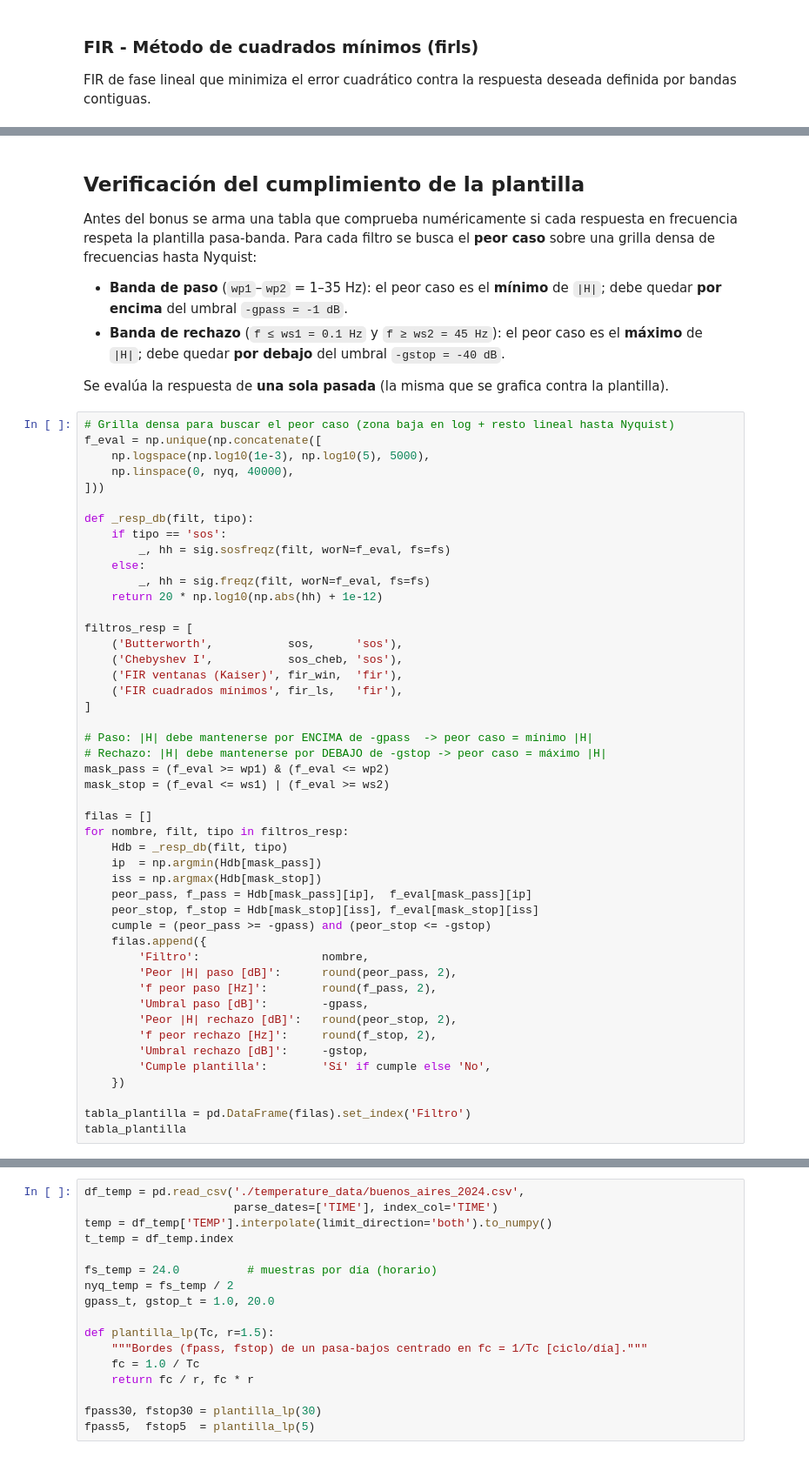
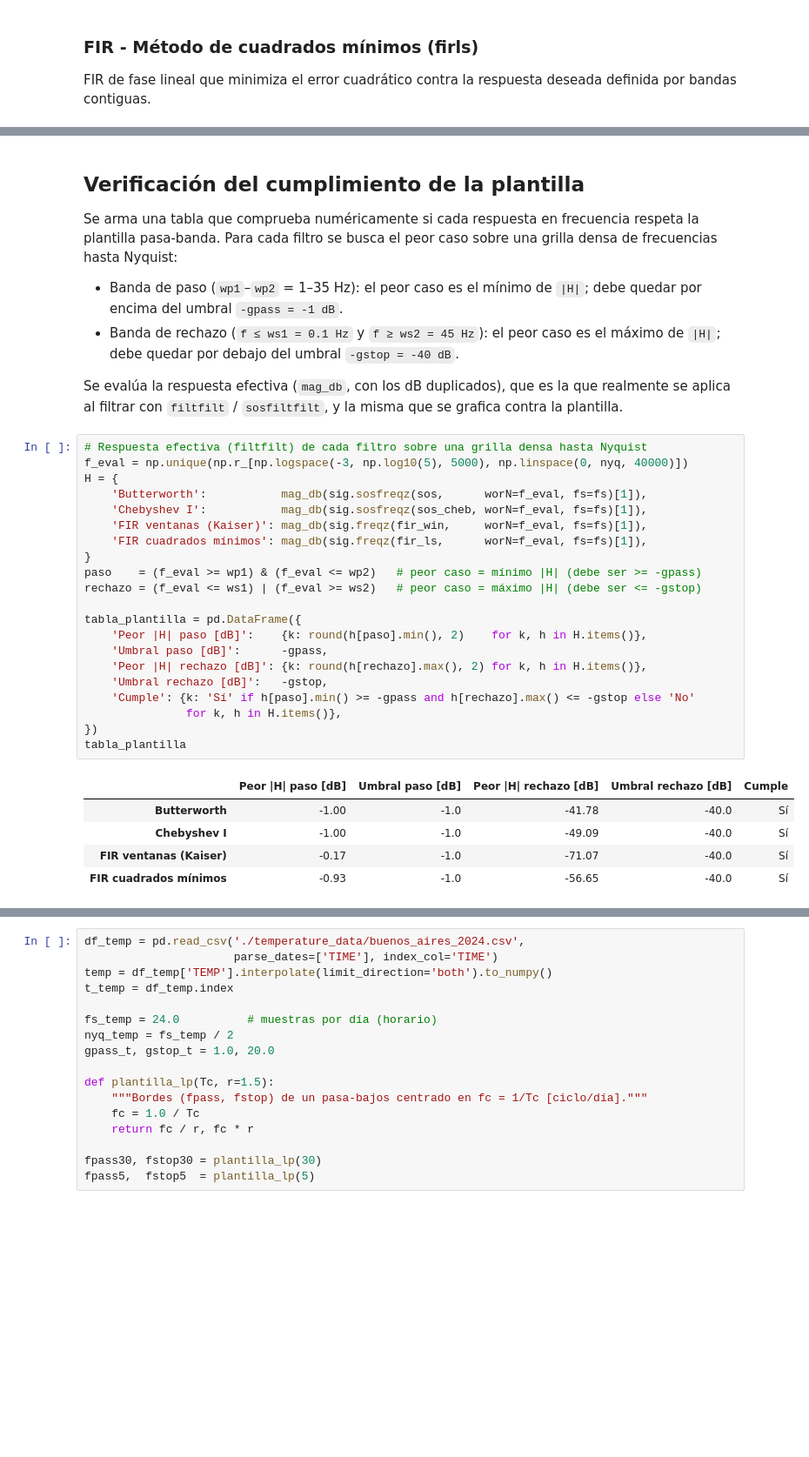
Before and after one commit to julian-zatloukal/Trabajo-Semanal-PDS, a Jupyter notebook: TS7/main.ipynb, the cells around one changed output, grey strips where cells are left out. Shown at 87% size. Saved outputs shown, nothing was run; the diff lists cells and outputs as text; blank space fills up the shorter version.

```diff
--- a/TS7/main.ipynb
+++ b/TS7/main.ipynb
@@ -365,56 +370,36 @@ for ii in regs_sin_ruido:
 # %% [markdown]
 ## Verificación del cumplimiento de la plantilla
 
-Antes del bonus se arma una tabla que comprueba numéricamente si cada respuesta en frecuencia respeta la plantilla pasa-banda. Para cada filtro se busca el **peor caso** sobre una grilla densa de frecuencias hasta Nyquist:
+Se arma una tabla que comprueba numéricamente si cada respuesta en frecuencia respeta la plantilla pasa-banda. Para cada filtro se busca el peor caso sobre una grilla densa de frecuencias hasta Nyquist:
 
-- **Banda de paso** (`wp1`–`wp2` = 1–35 Hz): el peor caso es el **mínimo** de `|H|`; debe quedar **por encima** del umbral `-gpass = -1 dB`.
-- **Banda de rechazo** (`f ≤ ws1 = 0.1 Hz` y `f ≥ ws2 = 45 Hz`): el peor caso es el **máximo** de `|H|`; debe quedar **por debajo** del umbral `-gstop = -40 dB`.
+- Banda de paso (`wp1`–`wp2` = 1–35 Hz): el peor caso es el mínimo de `|H|`; debe quedar por encima del umbral `-gpass = -1 dB`.
+- Banda de rechazo (`f ≤ ws1 = 0.1 Hz` y `f ≥ ws2 = 45 Hz`): el peor caso es el máximo de `|H|`; debe quedar por debajo del umbral `-gstop = -40 dB`.
 
-Se evalúa la respuesta de **una sola pasada** (la misma que se grafica contra la plantilla).
+Se evalúa la respuesta efectiva (`mag_db`, con los dB duplicados), que es la que realmente se aplica al filtrar con `filtfilt` / `sosfiltfilt`, y la misma que se grafica contra la plantilla.
 # %%
-# Grilla densa para buscar el peor caso (zona baja en log + resto lineal hasta Nyquist)
-f_eval = np.unique(np.concatenate([
-    np.logspace(np.log10(1e-3), np.log10(5), 5000),
-    np.linspace(0, nyq, 40000),
-]))
+# Respuesta efectiva (filtfilt) de cada filtro sobre una grilla densa hasta Nyquist
+f_eval = np.unique(np.r_[np.logspace(-3, np.log10(5), 5000), np.linspace(0, nyq, 40000)])
+H = {
+    'Butterworth':           mag_db(sig.sosfreqz(sos,      worN=f_eval, fs=fs)[1]),
+    'Chebyshev I':           mag_db(sig.sosfreqz(sos_cheb, worN=f_eval, fs=fs)[1]),
+    'FIR ventanas (Kaiser)': mag_db(sig.freqz(fir_win,     worN=f_eval, fs=fs)[1]),
+    'FIR cuadrados mínimos': mag_db(sig.freqz(fir_ls,      worN=f_eval, fs=fs)[1]),
+}
+paso    = (f_eval >= wp1) & (f_eval <= wp2)   # peor caso = mínimo |H| (debe ser >= -gpass)
+rechazo = (f_eval <= ws1) | (f_eval >= ws2)   # peor caso = máximo |H| (debe ser <= -gstop)
 
-def _resp_db(filt, tipo):
-    if tipo == 'sos':
-        _, hh = sig.sosfreqz(filt, worN=f_eval, fs=fs)
-    else:
-        _, hh = sig.freqz(filt, worN=f_eval, fs=fs)
-    return 20 * np.log10(np.abs(hh) + 1e-12)
-
-filtros_resp = [
-    ('Butterworth',           sos,      'sos'),
-    ('Chebyshev I',           sos_cheb, 'sos'),
-    ('FIR ventanas (Kaiser)', fir_win,  'fir'),
-    ('FIR cuadrados mínimos', fir_ls,   'fir'),
-]
-
-# Paso: |H| debe mantenerse por ENCIMA de -gpass  -> peor caso = mínimo |H|
-# Rechazo: |H| debe mantenerse por DEBAJO de -gstop -> peor caso = máximo |H|
-mask_pass = (f_eval >= wp1) & (f_eval <= wp2)
-mask_stop = (f_eval <= ws1) | (f_eval >= ws2)
-
-filas = []
-for nombre, filt, tipo in filtros_resp:
-    Hdb = _resp_db(filt, tipo)
-    ip  = np.argmin(Hdb[mask_pass])
-    iss = np.argmax(Hdb[mask_stop])
-    peor_pass, f_pass = Hdb[mask_pass][ip],  f_eval[mask_pass][ip]
-    peor_stop, f_stop = Hdb[mask_stop][iss], f_eval[mask_stop][iss]
-    cumple = (peor_pass >= -gpass) and (peor_stop <= -gstop)
-    filas.append({
-        'Filtro':                  nombre,
-        'Peor |H| paso [dB]':      round(peor_pass, 2),
-        'f peor paso [Hz]':        round(f_pass, 2),
-        'Umbral paso [dB]':        -gpass,
-        'Peor |H| rechazo [dB]':   round(peor_stop, 2),
-        'f peor rechazo [Hz]':     round(f_stop, 2),
-        'Umbral rechazo [dB]':     -gstop,
-        'Cumple plantilla':        'Sí' if cumple else 'No',
-    })
-
-tabla_plantilla = pd.DataFrame(filas).set_index('Filtro')
+tabla_plantilla = pd.DataFrame({
+    'Peor |H| paso [dB]':    {k: round(h[paso].min(), 2)    for k, h in H.items()},
+    'Umbral paso [dB]':      -gpass,
+    'Peor |H| rechazo [dB]': {k: round(h[rechazo].max(), 2) for k, h in H.items()},
+    'Umbral rechazo [dB]':   -gstop,
+    'Cumple': {k: 'Sí' if h[paso].min() >= -gpass and h[rechazo].max() <= -gstop else 'No'
+               for k, h in H.items()},
+})
 tabla_plantilla
+# %% [output]
+|  | Peor |H| paso [dB] | Umbral paso [dB] | Peor |H| rechazo [dB] | Umbral rechazo [dB] | Cumple |
+| Butterworth | -1.00 | -1.0 | -41.78 | -40.0 | Sí |
+| Chebyshev I | -1.00 | -1.0 | -49.09 | -40.0 | Sí |
+| FIR ventanas (Kaiser) | -0.17 | -1.0 | -71.07 | -40.0 | Sí |
+| FIR cuadrados mínimos | -0.93 | -1.0 | -56.65 | -40.0 | Sí |
```
Also changed, not shown: parts of 16 cells of this notebook, 3 other files.
